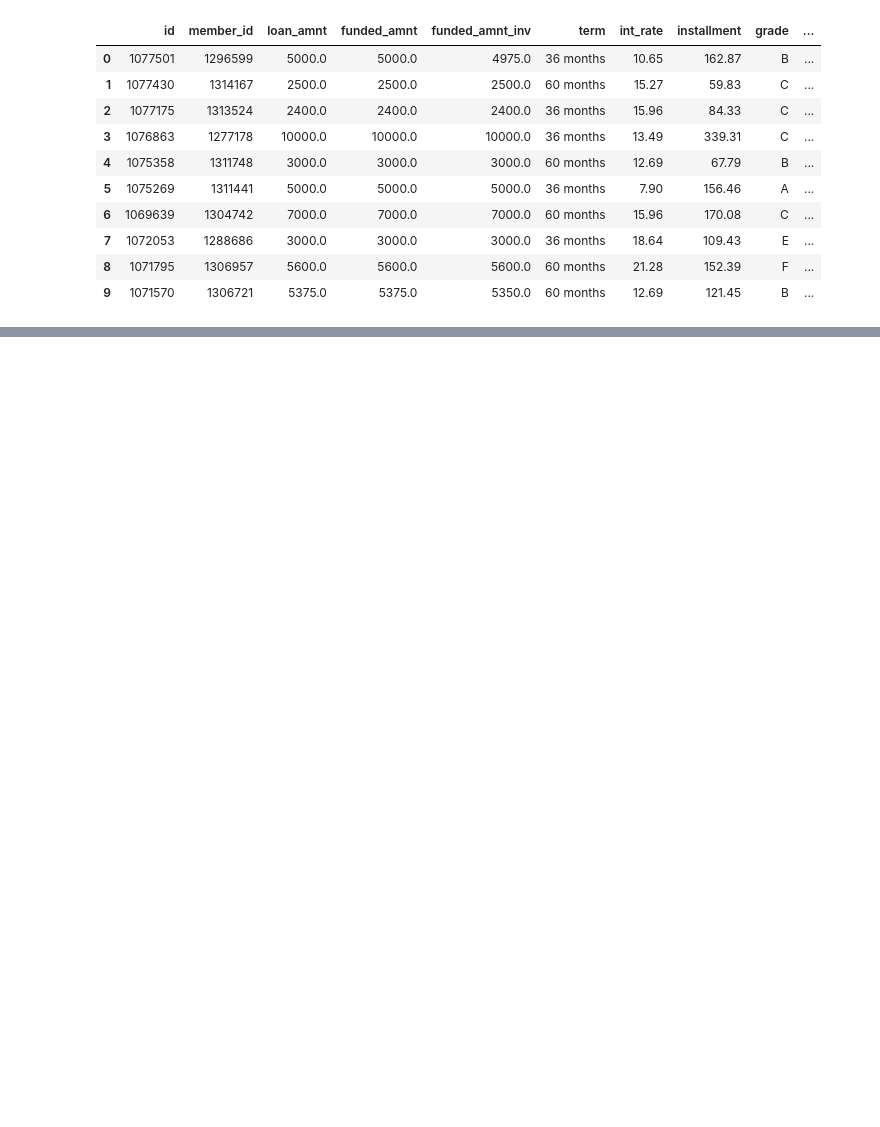
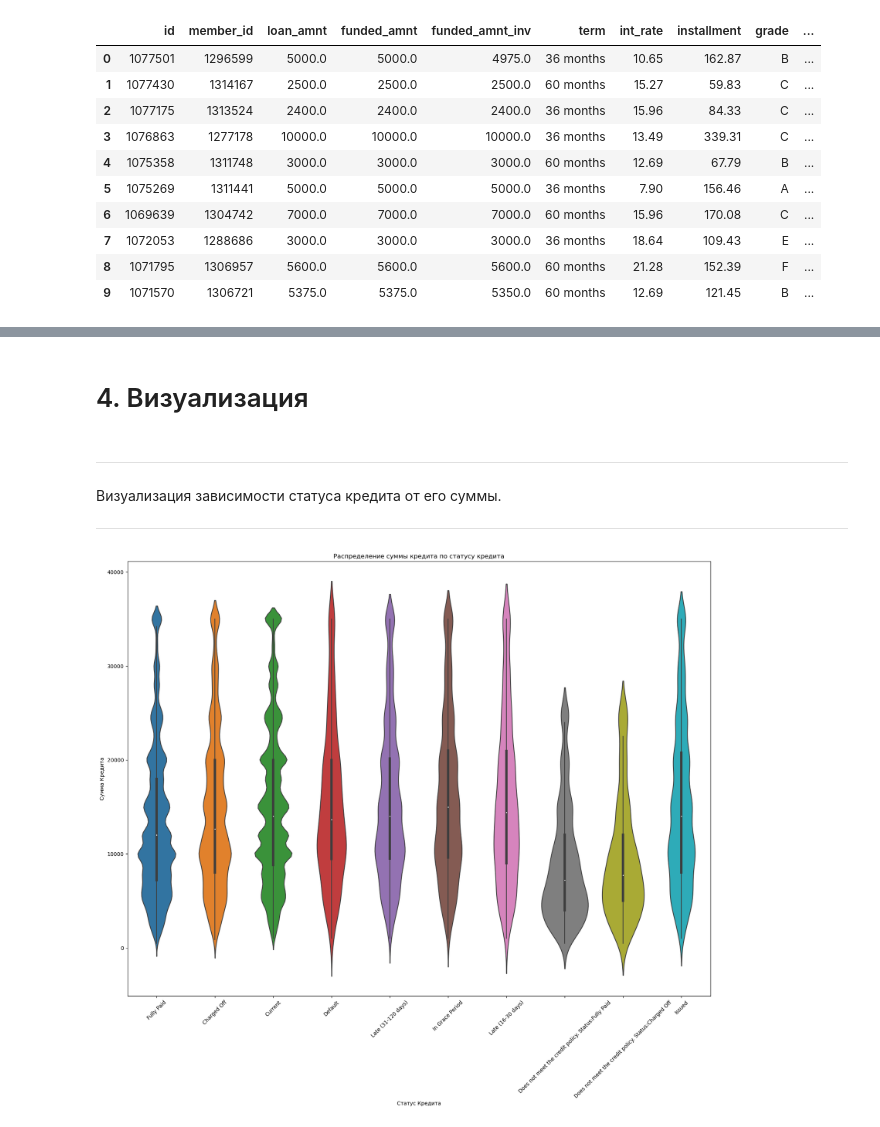
Before and after one commit to IlyaMatsievskiy/Credit_scoring, a Jupyter notebook: credit_scoring.ipynb, the cells around one changed output, grey strips where cells are left out. Saved outputs shown, nothing was run; the diff lists cells and outputs as text; code cells hidden in the pictures; blank space fills up the shorter version.

```diff
--- a/credit_scoring.ipynb
+++ b/credit_scoring.ipynb
@@ -71,0 +147,7 @@ df.head(10)
+# %%
+columns_to_drop = []
+
+for i in df.columns:
+    if df[i].isnull().mean() * 100 > 20:
+        columns_to_drop.append(i)
+print(columns_to_drop)
@@ -71,0 +156,2 @@ df.head(10)
+# %%
+df.drop(columns=columns_to_drop, inplace=True)
@@ -71,0 +314,4 @@ df.head(10)
+# %%
+df.drop(columns=['pymnt_plan', 'policy_code', 'acc_now_delinq'], inplace=True)
+df.drop(columns=['id', 'member_id', 'url', 'issue_d', 'earliest_cr_line', 'last_credit_pull_d'], inplace=True)
+df.drop(columns=['zip_code', 'addr_state', 'last_pymnt_d', 'title'], inplace=True)
@@ -71,0 +332,2 @@ df.head(10)
+# %%
+df.drop(columns='emp_title', inplace=True)
@@ -71,0 +376,21 @@ df.head(10)
+# %% [markdown]
+# 4. Визуализация
+# %% [markdown]
+
+
+---
+
+Визуализация зависимости статуса кредита от его суммы.
+
+
+---
+# %%
+plt.figure(figsize=(20, 15))
+sns.violinplot(x='loan_status', y='loan_amnt', data=df)
+plt.title('Распределение суммы кредита по статусу кредита')
+plt.xlabel('Статус Кредита')
+plt.ylabel('Сумма Кредита')
+plt.xticks(rotation=45)
+plt.show()
+# %% [output]
+[figure, added]
```
Also changed, not shown: parts of 132 cells of this notebook.
